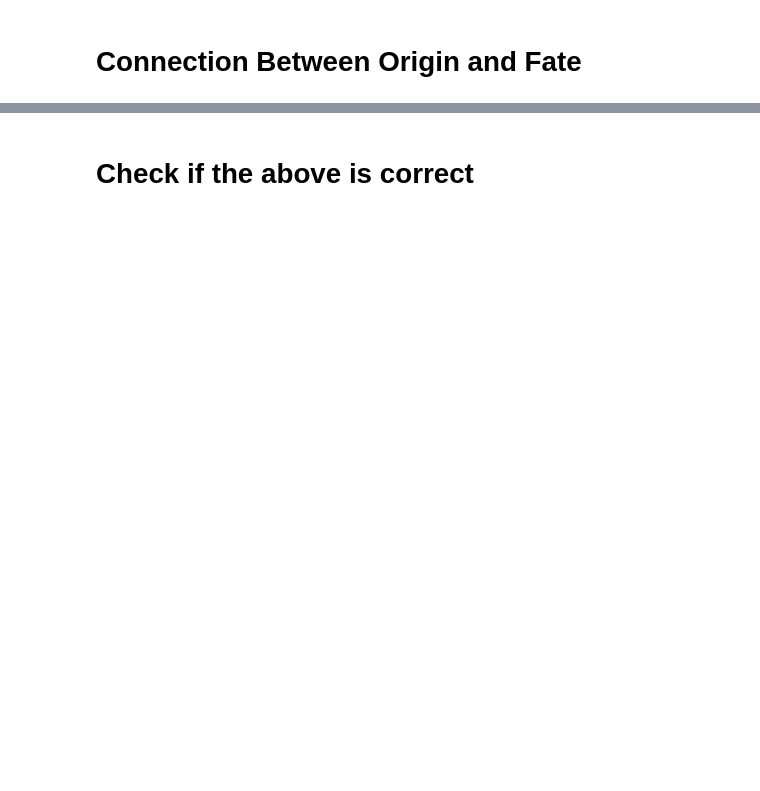
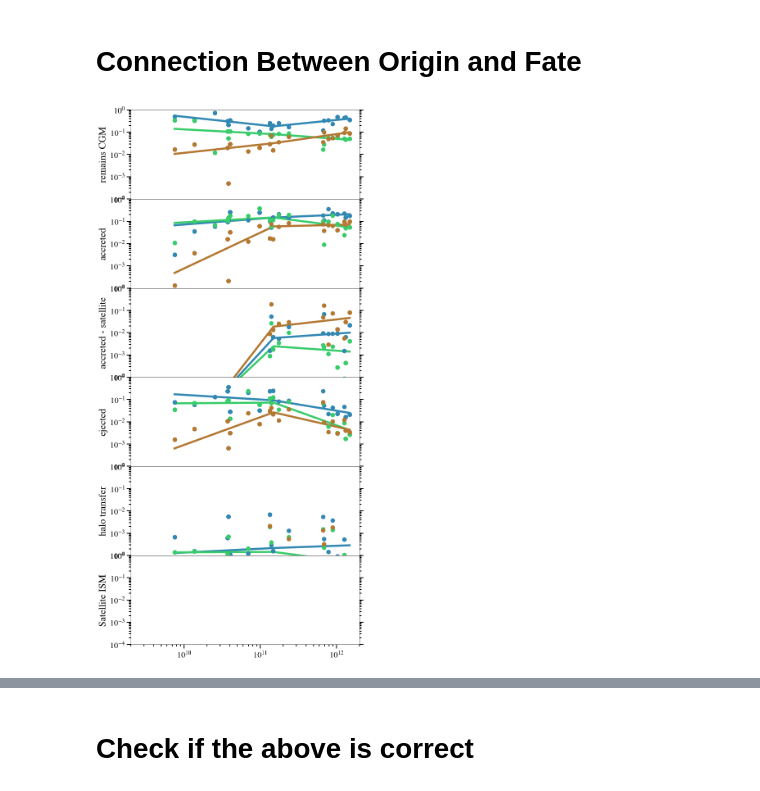
Before and after one commit to zhafen/CGM_fate_analysis, a Jupyter notebook: multi_sim_analysis/halo_mass_trends.ipynb, the cells around one changed output, grey strips where cells are left out. Drawn from its saved outputs; the diff is of its cells as text; code cells hidden in the pictures; blank space fills up the shorter version.

```diff
--- a/multi_sim_analysis/halo_mass_trends.ipynb
+++ b/multi_sim_analysis/halo_mass_trends.ipynb
@@ -465,7 +462,7 @@ for i, outer_classification in enumerate( outer_classifications ):
 
     for j, classification in enumerate( inner_classifications ):
 
-        item = CGM_mass_fractions[outer_classification][classification]
+        item = CGM_mass_fractions['joint'][outer_classification][classification]
 
         md_split = item.split_by_key_slice( slice(4,10), '_md' )
         fiducials = md_split[False]
@@ -553,32 +550,36 @@ for i, outer_classification in enumerate( outer_classifications ):
 
         # Add a redshift label
         if k == 0:
             redshift_label = r'$z=' + '{:.02g}'.format( redshift ) + '$'
             ax.annotate( s=redshift_label, xy=(0.05,1.0125), xycoords='axes fraction', fontsize=22 )
 
         if snum == 172:
             ax.set_xlabel( r'$M_{\rm h}$ ($M_{\odot}$)', fontsize=24 )
         ax.set_ylabel( p_constants.CLASSIFICATION_LABELS[outer_classification], fontsize=24 )
 
         ax.set_xlim( 2e9, 2e12 )
         ax.set_ylim( y_min, y_max )
 
         ax.set_xscale( 'log' )
         ax.set_yscale( 'log' )
 
         # Add ticks to the right
         ax.yaxis.set_ticks_position( 'both' )
 
         if snum == 172:
             legend = ax.legend(
                 color_objects,
                 labels,
                 prop={'size': 17.5},
                 ncol=1,
                 loc='lower right',
                 fontsize=24,
                 framealpha = 0.9,
             )
             legend.set_zorder( 120 )
+
+fig
+# %% [output]
+[figure, added]
 # %%
 inner_classifications = p_constants.CLASSIFICATIONS_CGM_FATE
```
Also changed, not shown: parts of 34 cells of this notebook, 2 other files.
